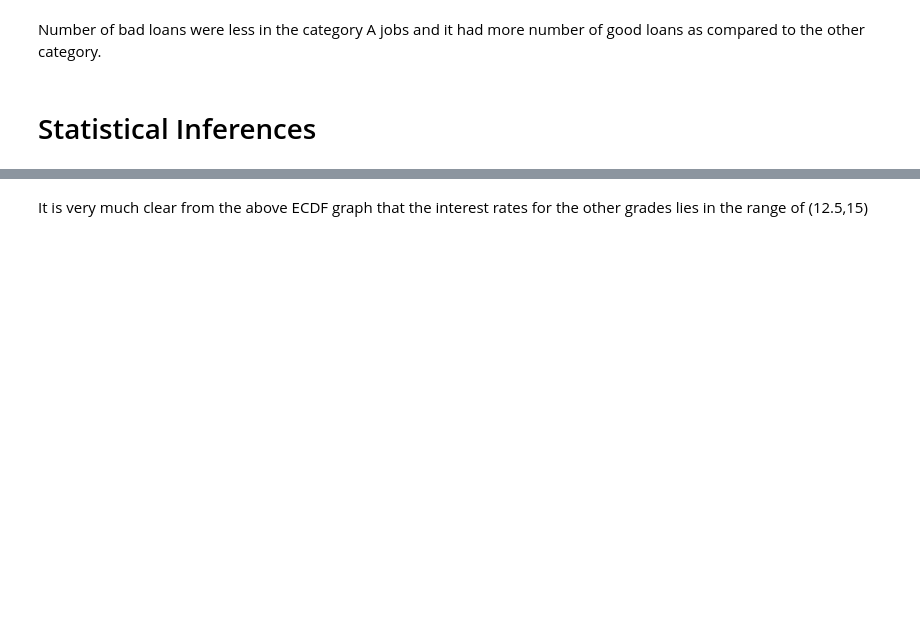
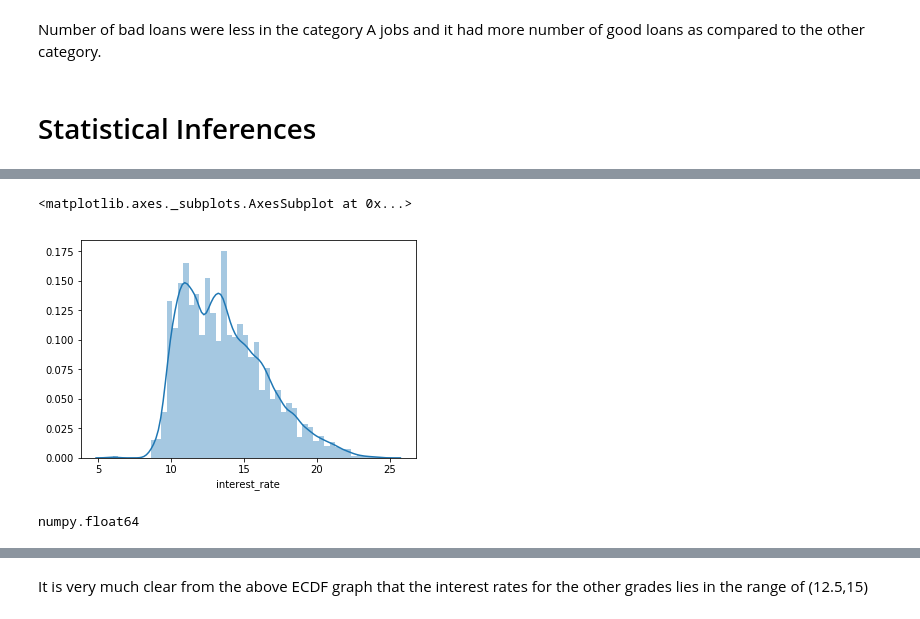
Before and after one commit to nishimishra71/Python, a Jupyter notebook: Capstone_sample.ipynb, the cells around one changed output, grey strips where cells are left out. Drawn from its saved outputs; the diff is of its cells as text; code cells hidden in the pictures; blank space fills up the shorter version.

```diff
--- a/Capstone_sample.ipynb
+++ b/Capstone_sample.ipynb
@@ -462,3 +437,10 @@ ValueError: cannot convert float NaN to integer
+# %%
+x=df.interest_rate[df.grade!='A']
+x = x[np.logical_not(np.isnan(x))]
+sns.distplot(x)
+# %% [output]
+<matplotlib.axes._subplots.AxesSubplot at 0x...>
+[figure, added]
 # %%
 def loan_sampler_A(n):
     return np.random.choice(df.interest_rate[df.grade=='A'].astype('float64'), n)
@@ -469,8 +451,9 @@ seed(47)
 size=50
 sample1 = loan_sampler_A(size)
 sample2 = loan_sampler_other(size)
-print(sample1)
 type(sample1[0])
+# %% [output]
+numpy.float64
 # %%
 mean_A = np.mean(sample1)
 mean_other = np.mean(sample2)
```
Also changed, not shown: parts of 12 cells of this notebook.
